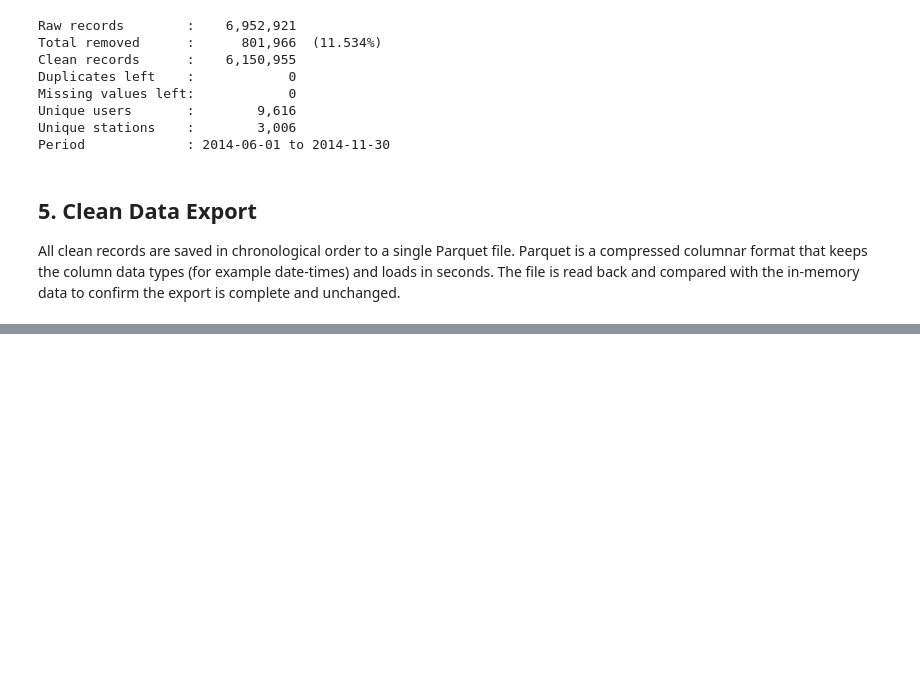
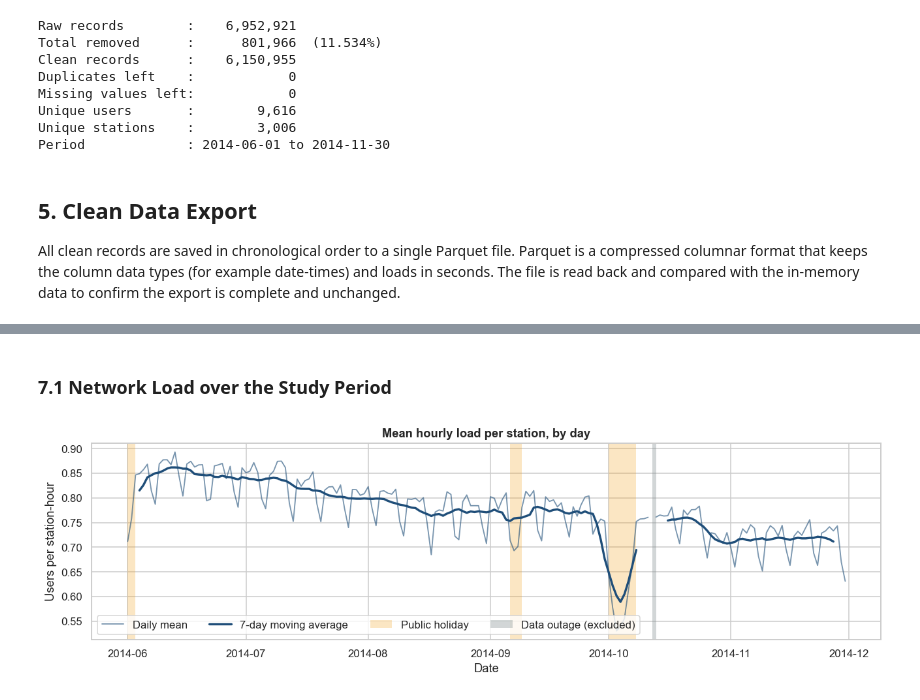
Before and after one commit to fahadiot/base-station-spike-prediction, a Jupyter notebook: main.ipynb, the cells around one changed output, grey strips where cells are left out. Cells and saved outputs as stored; diff of their text form; code cells hidden in the pictures; blank space fills up the shorter version.

```diff
--- a/main.ipynb
+++ b/main.ipynb
@@ -679,0 +939,23 @@ Table 15. Exported clean data file
+# %%
+network_sessions = sessions.sum(axis=1)
+typical = network_sessions.groupby(network_sessions.index.hour).transform('median')
+outage = network_sessions < OUTAGE_FRACTION * typical
+outage_hours = network_sessions.index[outage]
+
+for frame in (load, carry, sessions, sessions_late, dur_sum):
+    frame.loc[outage_hours] = np.nan
+
+outage_summary = (pd.DataFrame({'sessions': network_sessions[outage], 'typical': typical[outage]})
+                    .groupby(outage_hours.normalize())
+                    .agg(Hours=('sessions', 'size'), Sessions=('sessions', 'sum'), Typical_sessions=('typical', 'sum'))
+                    .rename(columns={'Typical_sessions': 'Typical sessions'})
+                    .rename_axis('Date'))
+outage_summary['First hour'] = [outage_hours[outage_hours.normalize() == d].min().strftime('%H:%M') for d in outage_summary.index]
+outage_summary['Last hour']  = [outage_hours[outage_hours.normalize() == d].max().strftime('%H:%M') for d in outage_summary.index]
+outage_summary.index = outage_summary.index.strftime('%Y-%m-%d')
+
+print(f'Outage hours flagged : {len(outage_hours)} of {len(hours):,} ({len(outage_hours) / len(hours):.2%})')
+print(f'Station-hours masked : {len(outage_hours) * len(station_ids):,}\n')
+display(outage_summary.style
+        .format({'Sessions': '{:,.0f}', 'Typical sessions': '{:,.0f}'})
+        .set_caption('Table 18. Data collection outages (network-wide)'))
@@ -679,0 +1005,24 @@ Table 15. Exported clean data file
+# %% [markdown]
+### 7.1 Network Load over the Study Period
+# %%
+hourly_network = load.mean(axis=1)
+daily_load = hourly_network.resample('D').mean()
+daily_load = daily_load.where(hourly_network.resample('D').count() >= 20)   # gap on outage days
+
+fig, ax = plt.subplots(figsize=(12, 3.8))
+ax.plot(daily_load.index, daily_load.values, color=COLOR, lw=1.2, alpha=0.6, label='Daily mean')
+ax.plot(daily_load.index, daily_load.rolling(7, center=True).mean(), color=COLOR, lw=2.2, label='7-day moving average')
+for i, h in enumerate(HOLIDAYS):
+    ax.axvspan(h, h + pd.Timedelta(days=1), color='#f39c12', alpha=0.25, lw=0,
+               label='Public holiday' if i == 0 else None)
+for i, d in enumerate(pd.DatetimeIndex(outage_hours).normalize().unique()):
+    ax.axvspan(d, d + pd.Timedelta(days=1), color='#7f8c8d', alpha=0.35, lw=0,
+               label='Data outage (excluded)' if i == 0 else None)
+ax.set_title('Mean hourly load per station, by day')
+ax.set_xlabel('Date')
+ax.set_ylabel('Users per station-hour')
+ax.legend(loc='lower left', ncol=4, frameon=True)
+plt.tight_layout()
+plt.show()
+# %% [output]
+[figure, added]
```
Also changed, not shown: parts of 59 cells of this notebook, 3 other files.
